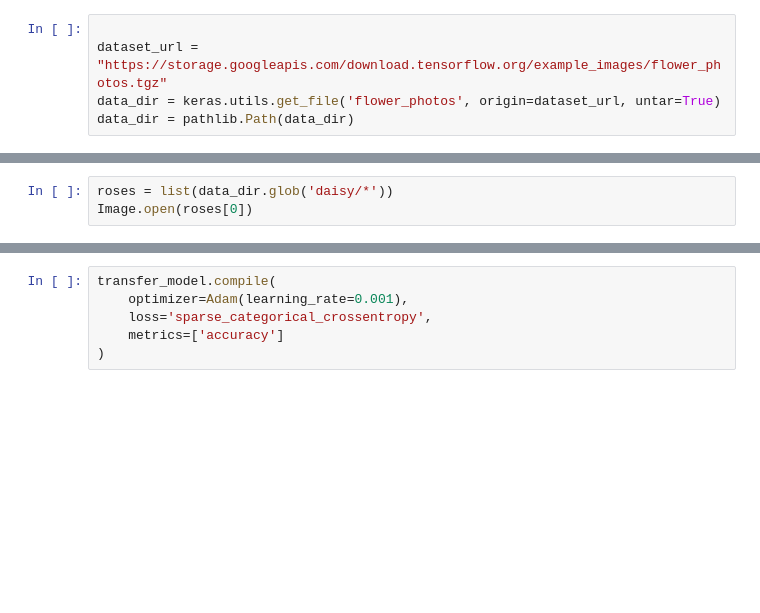
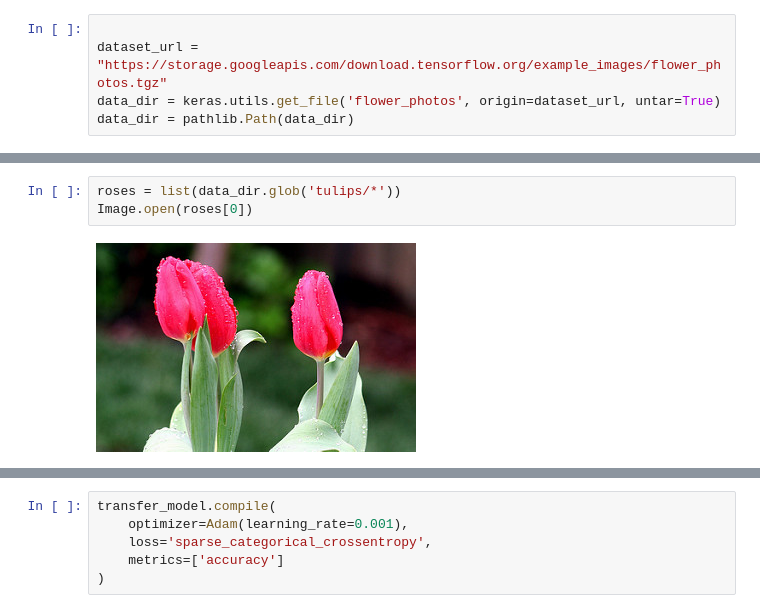
Before and after one commit to LeGiT300/Image-Classification, a Jupyter notebook: transferImage.ipynb, the cells around one changed output, grey strips where cells are left out. Cells and saved outputs as stored; diff of their text form; blank space fills up the shorter version.

```diff
--- a/transferImage.ipynb
+++ b/transferImage.ipynb
@@ -22,6 +24,8 @@ print(data_dir)
 # %%
-roses = list(data_dir.glob('daisy/*'))
+roses = list(data_dir.glob('tulips/*'))
 Image.open(roses[0])
+# %% [output]
+[figure, added]
 # %%
 img_height,img_width=180,180
 batch_size=32
```
Also changed, not shown: parts of 15 cells of this notebook, 1 other file.
